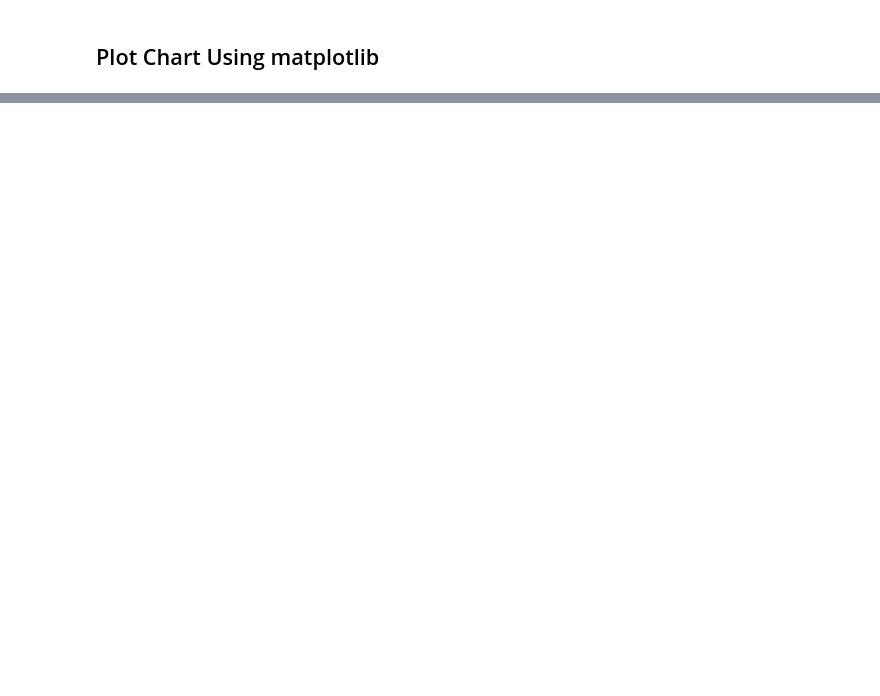
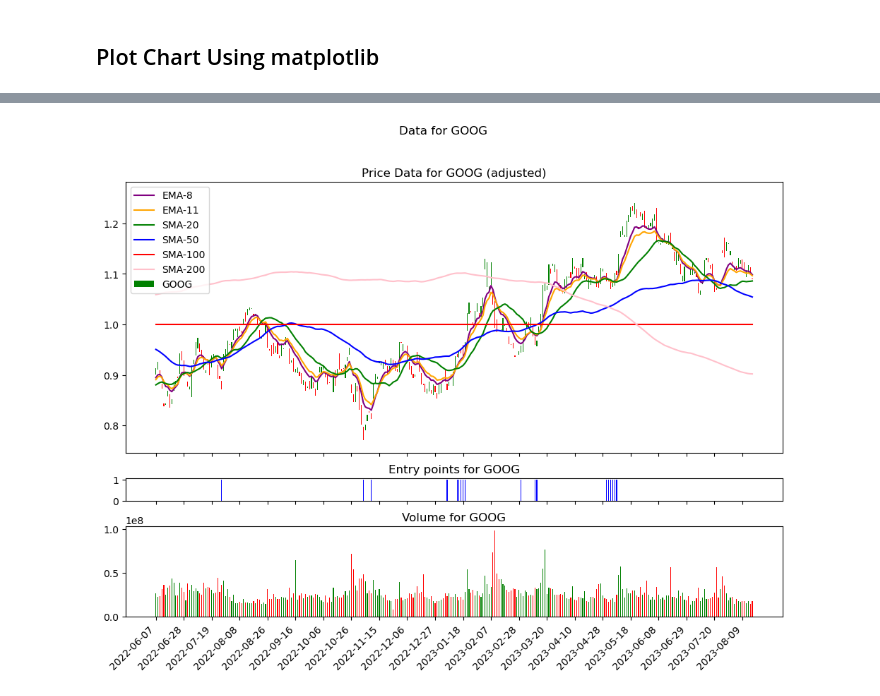
Before and after one commit to BG-RyanM/ml-explorations, a Jupyter notebook: stock-analysis/stock-analysis-foundation.ipynb, the cells around one changed output, grey strips where cells are left out. Drawn from its saved outputs; the diff is of its cells as text; code cells hidden in the pictures; blank space fills up the shorter version.

```diff
--- a/stock-analysis/stock-analysis-foundation.ipynb
+++ b/stock-analysis/stock-analysis-foundation.ipynb
@@ -106,0 +120,5 @@ mpl_helper.show(-500, -400)
+# %%
+mpl_helper = MPLHelper(my_chart)
+mpl_helper.show_adjusted(my_chart_start_idx, my_chart_end_idx, 100)
+# %% [output]
+[figure, added]
```
Also changed, not shown: parts of 4 cells of this notebook, 4 other files.
